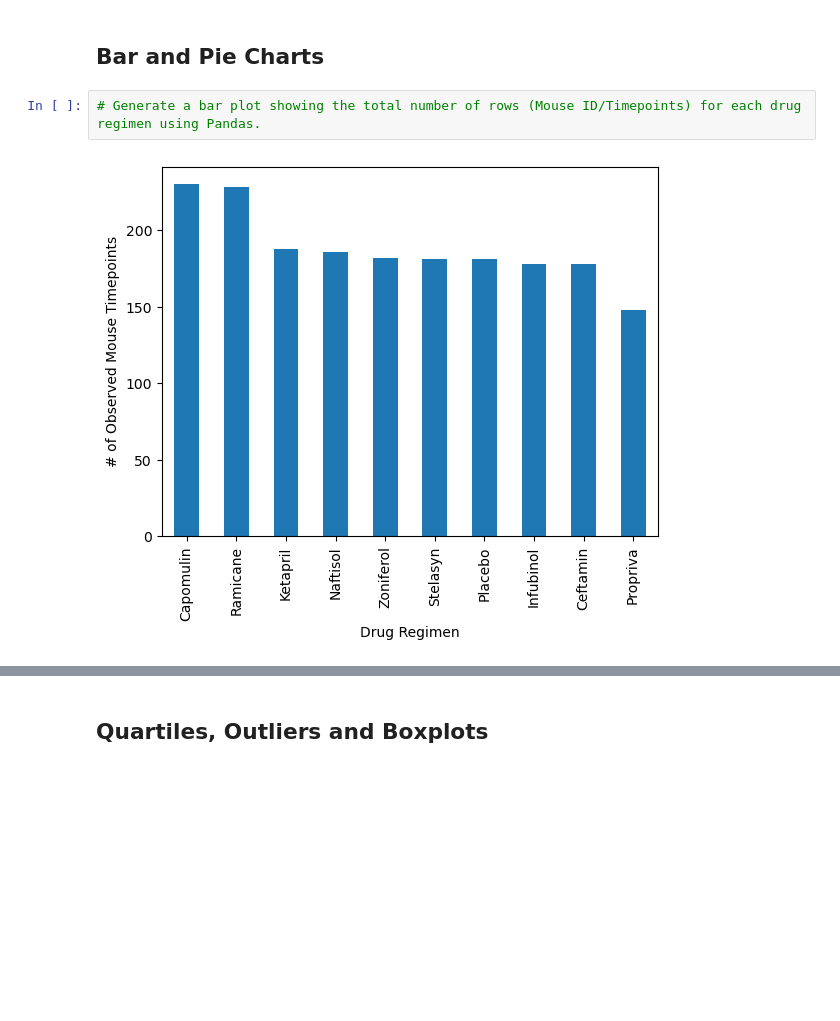
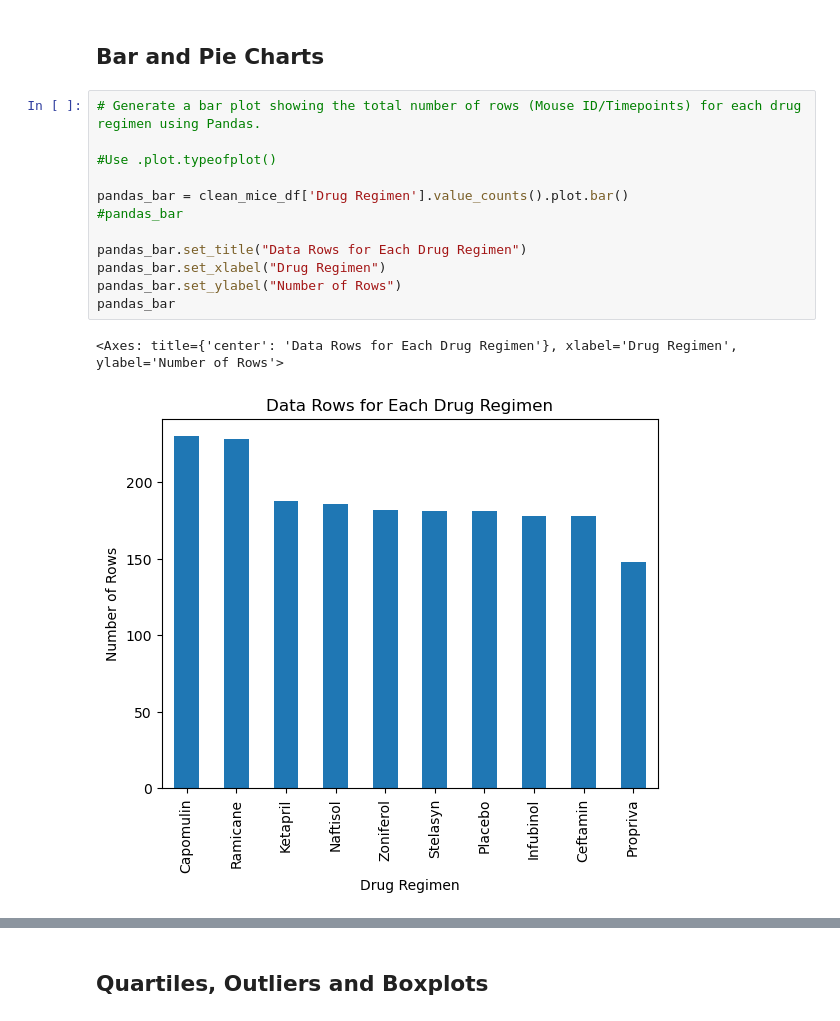
Before and after one commit to colca6/matplotlib-challenge, a Jupyter notebook: Starter_Code/Pymaceuticals/pymaceuticals_starter.ipynb, the cells around one changed output, grey strips where cells are left out. Drawn from its saved outputs; the diff is of its cells as text; blank space fills up the shorter version.

Commit message:
Commit during pie charts

```diff
--- a/Starter_Code/Pymaceuticals/pymaceuticals_starter.ipynb
+++ b/Starter_Code/Pymaceuticals/pymaceuticals_starter.ipynb
@@ -189,5 +189,16 @@ summary_agg_df
 ## Bar and Pie Charts
 # %%
 # Generate a bar plot showing the total number of rows (Mouse ID/Timepoints) for each drug regimen using Pandas.
+
+#Use .plot.typeofplot()
+
+pandas_bar = clean_mice_df['Drug Regimen'].value_counts().plot.bar()
+#pandas_bar
+
+pandas_bar.set_title("Data Rows for Each Drug Regimen")
+pandas_bar.set_xlabel("Drug Regimen")
+pandas_bar.set_ylabel("Number of Rows")
+pandas_bar
 # %% [output]
+<Axes: title={'center': 'Data Rows for Each Drug Regimen'}, xlabel='Drug Regimen', ylabel='Number of Rows'>
-[figure, old version]
+[figure, new version]
```
Also changed, not shown: parts of 5 cells of this notebook.
